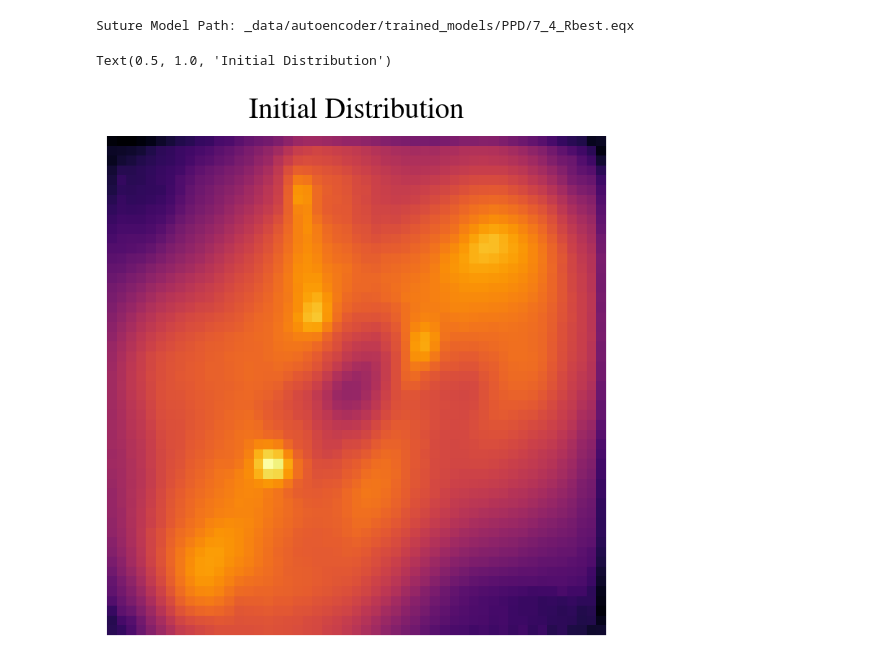
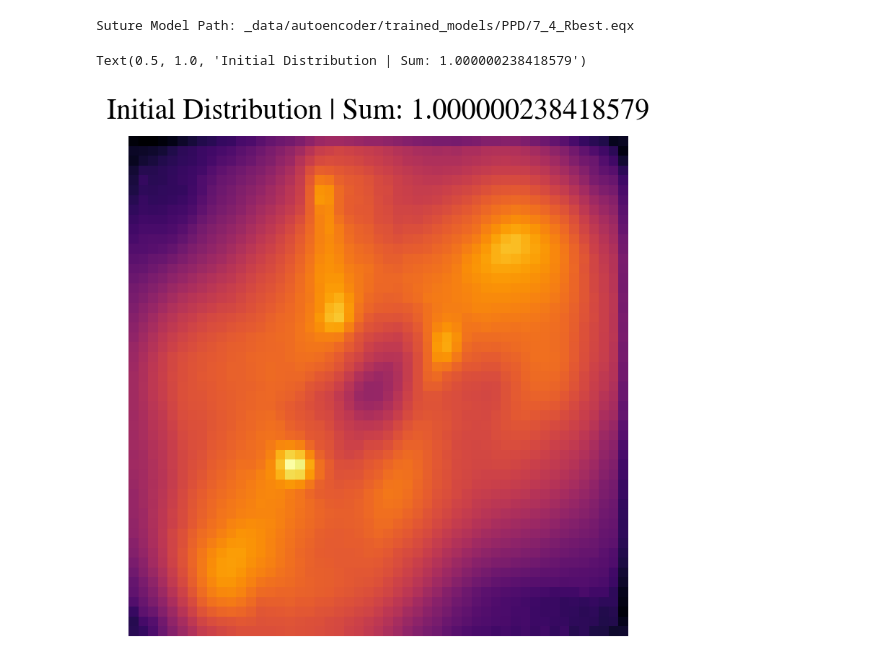
Before and after one commit to JonahDG/frito, a Jupyter notebook: notebooks/Testing/DiscoTesting.ipynb, the cells around one changed output. Drawn from its saved outputs; the diff is of its cells as text; code cells hidden in the pictures.

```diff
--- a/notebooks/Testing/DiscoTesting.ipynb
+++ b/notebooks/Testing/DiscoTesting.ipynb
@@ -185,19 +185,30 @@ sutured_ae_struct           = eqx.tree_at(lambda m: m.modules[1].layers[2],
 sutured_model_path          = os.path.join(main_trained_model_path, model_type, f'{model_name}_Rbest.eqx')
 sutured_ae = eqx.tree_deserialise_leaves(sutured_model_path, sutured_ae_struct)
 print(f'Suture Model Path: {sutured_model_path}')
-encoder, decoder = sutured_ae.modules
+
+def sum2unity(X):
+    return X / np.sum(X, axis=(1, 2), keepdims=True)
+
+sum2unity_layer     = eqx.nn.Lambda(lambda z: sum2unity(z))
+norm_sutured_ae     = eqx.tree_at(
+        lambda m: m.modules[1].layers,
+        sutured_ae,
+        sutured_ae.modules[1].layers + [sum2unity_layer]
+)
+
+encoder, decoder    = norm_sutured_ae.modules
 # %% [output]
 Suture Model Path: _data/autoencoder/trained_models/PPD/7_4_Rbest.eqx
 # %%
 init_latent = np.zeros((170,))
 init_dist = decoder(init_latent)[0]
 fig, ax = plt.subplots(figsize=(3,3))
 ax.imshow(init_dist)
 ax.set_axis_off()
-ax.set_title('Initial Distribution')
+ax.set_title(f'Initial Distribution | Sum: {np.sum(init_dist)}')
 # %% [output]
-Text(0.5, 1.0, 'Initial Distribution')
+Text(0.5, 1.0, 'Initial Distribution | Sum: 1.000000238418579')
-[figure, old version]
+[figure, new version]
 # %%
 optics_diameter = 6.603464
 otf_coords = dlu.pixel_coords(51, 2 * optics_diameter)
```
Also changed, not shown: parts of 4 cells of this notebook, 2 other files.
